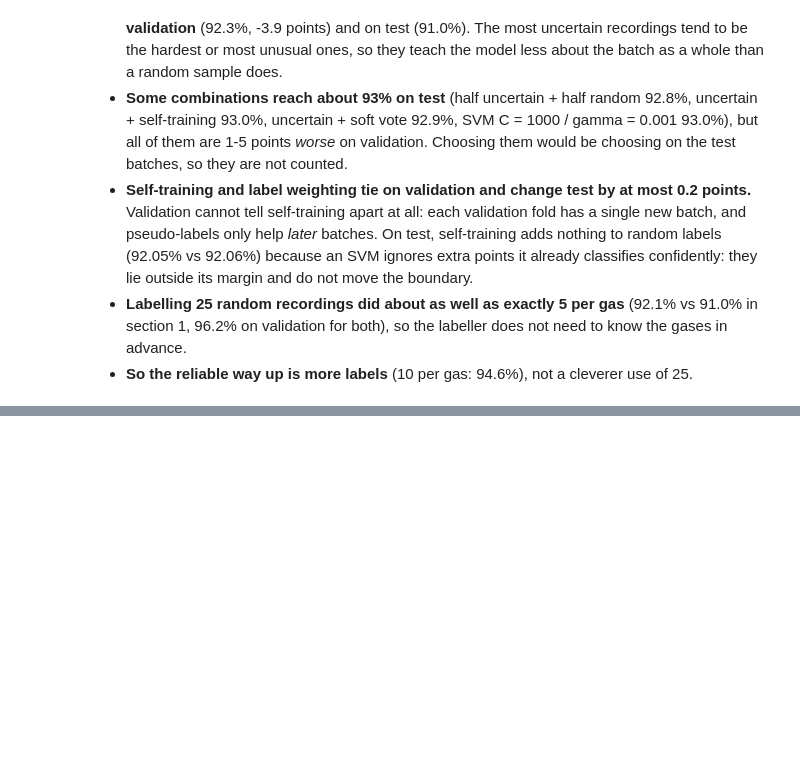
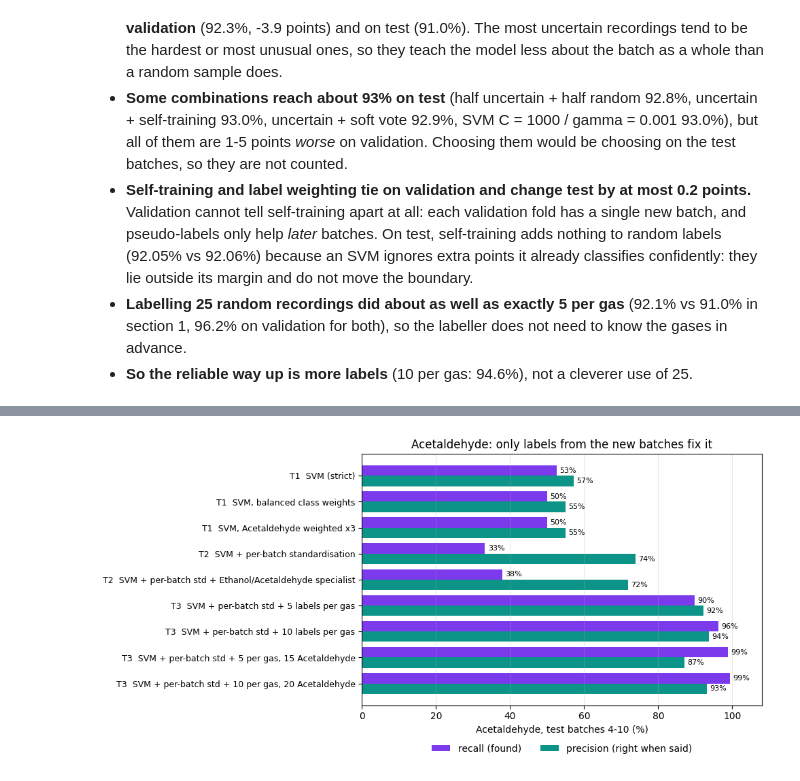
Before and after one commit to kirangautham-82899/Drift-Robust-Gas-Classification, a Jupyter notebook: notebooks/13_drift_adaptation.ipynb, the cells around one changed output, grey strips where cells are left out. Saved outputs shown, nothing was run; the diff lists cells and outputs as text; code cells hidden in the pictures; blank space fills up the shorter version.

Commit message:
Analyse and fix Acetaldehyde, the hardest gas (Step 13)

```diff
--- a/notebooks/13_drift_adaptation.ipynb
+++ b/notebooks/13_drift_adaptation.ipynb
@@ -275,0 +349,20 @@ plt.show()
+# %%
+ace_runs = pd.read_csv("../results/step13_acetaldehyde.csv", keep_default_na=False)
+ACE_ORDER = list(ace_runs["method"].drop_duplicates())
+num = ["accuracy", "focus_recall", "focus_precision"]
+ace_runs[num] = ace_runs[num].apply(pd.to_numeric, errors="coerce")
+aval = ace_runs[ace_runs["split"] != "A"].groupby(["method", "seed"])[["accuracy", "focus_recall"]].mean().groupby("method").mean() * 100
+aA = ace_runs[ace_runs["split"] == "A"]
+apool = aA[aA["test_batch"] == "pooled"].groupby("method")[num].mean() * 100
+a10 = aA[aA["test_batch"] == "10"].groupby("method")["focus_recall"].mean() * 100
+acetaldehyde = pd.DataFrame({
+    "tier": ace_runs.drop_duplicates("method").set_index("method")["tier"],
+    "validation accuracy %": aval["accuracy"],
+    "validation Acetaldehyde recall %": aval["focus_recall"],
+    "test accuracy %": apool["accuracy"],
+    "Acetaldehyde recall %": apool["focus_recall"],
+    "Acetaldehyde precision %": apool["focus_precision"],
+    "Acetaldehyde recall, batch 10 %": a10,
+}).loc[ACE_ORDER]
+acetaldehyde.to_csv("../results/step13_acetaldehyde_summary.csv")   # unrounded, so tables can round once
+acetaldehyde.round(1)
@@ -275,0 +381,17 @@ plt.show()
+# %%
+fig, ax = plt.subplots(figsize=(10, 5))
+y = np.arange(len(ACE_ORDER))[::-1]
+ax.barh(y + 0.2, acetaldehyde["Acetaldehyde recall %"], height=0.4, color="#7c3aed", label="recall (found)")
+ax.barh(y - 0.2, acetaldehyde["Acetaldehyde precision %"], height=0.4, color="#0d9488", label="precision (right when said)")
+for yi, r, p in zip(y, acetaldehyde["Acetaldehyde recall %"], acetaldehyde["Acetaldehyde precision %"]):
+    ax.text(r + 0.8, yi + 0.2, f"{r:.0f}%", va="center", fontsize=8)
+    ax.text(p + 0.8, yi - 0.2, f"{p:.0f}%", va="center", fontsize=8)
+ax.set_yticks(y); ax.set_yticklabels([f"T{t}  {m}" for m, t in acetaldehyde["tier"].items()], fontsize=9)
+ax.set_xlim(0, 108); ax.set_xlabel("Acetaldehyde, test batches 4-10 (%)")
+ax.set_title("Acetaldehyde: only labels from the new batches fix it")
+ax.legend(loc="upper center", bbox_to_anchor=(0.5, -0.12), ncol=2, frameon=False); ax.grid(axis="x", alpha=0.3)
+plt.tight_layout()
+plt.savefig("../results/step13_acetaldehyde.png", dpi=150)
+plt.show()
+# %% [output]
+[figure, added]
```
Also changed, not shown: parts of 6 cells of this notebook, 8 other files.
